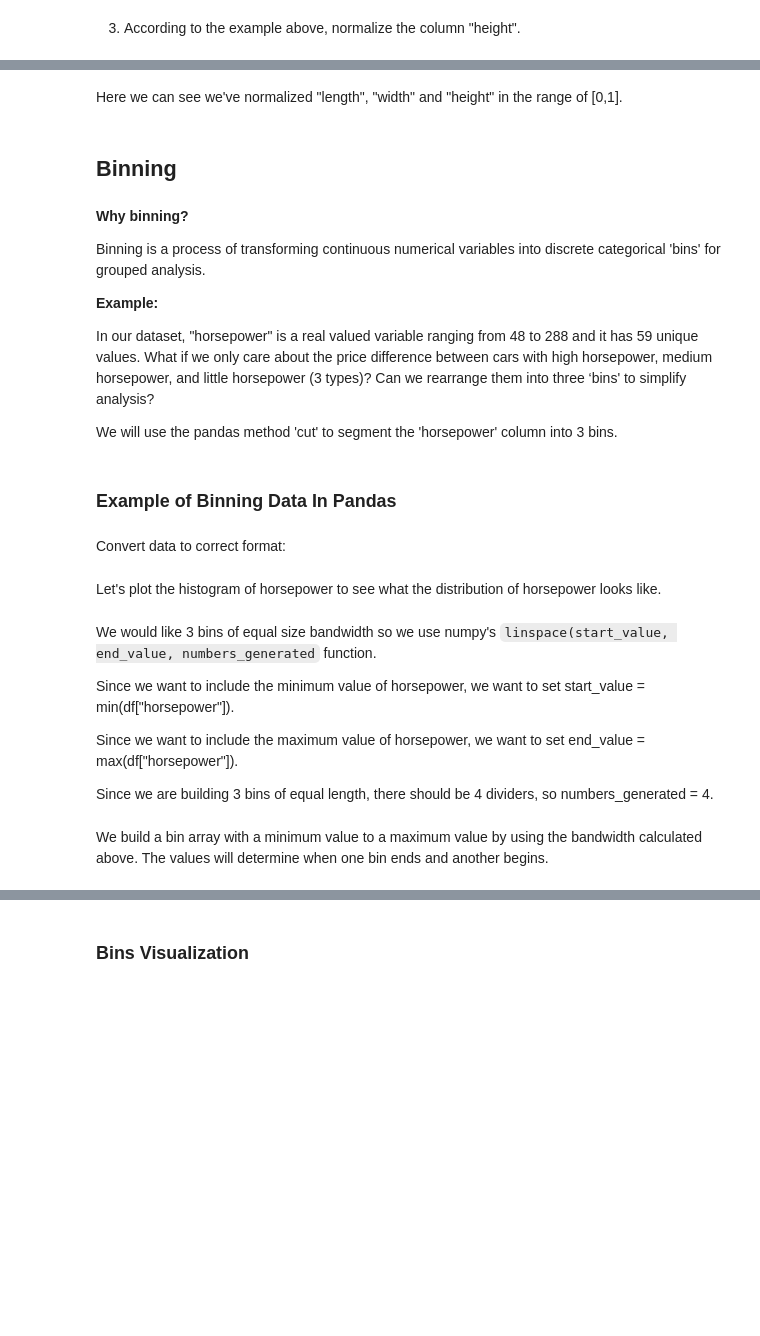
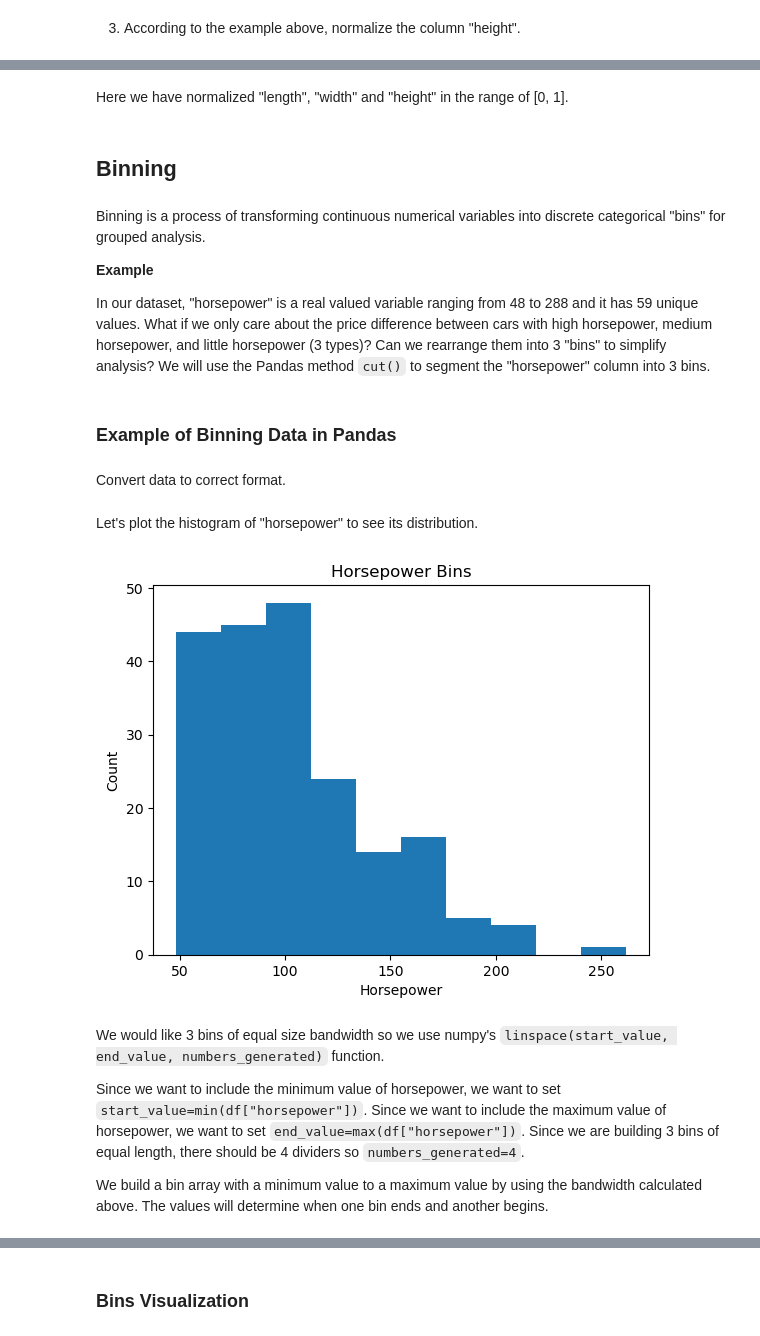
Before and after one commit to dark-teal-coder/course-cognitiveclass-data-analysis-with-python, a Jupyter notebook: module02/Lab-02-01-Data-Wrangling.ipynb, the cells around one changed output, grey strips where cells are left out. Cells and saved outputs as stored; diff of their text form; code cells hidden in the pictures; blank space fills up the shorter version.

```diff
--- a/module02/Lab-02-01-Data-Wrangling.ipynb
+++ b/module02/Lab-02-01-Data-Wrangling.ipynb
@@ -86,4 +81,4 @@ you will need to download the dataset; if you are running locally, please commen
 # %%
-await download(filename, "auto.csv")
-filename="auto.csv"
+# await download(filename, "auto.csv")
+# filename = "auto.csv"
 # %% [markdown]
@@ -236,3 +259,6 @@ df["bore"].replace(np.nan, avg_bore, inplace=True)
+# %%
+avg_stroke = df["stroke"].astype('float').mean(axis=0)
+df["stroke"].replace(np.nan, avg_stroke, inplace=True)
 # %% [markdown]
 <details><summary>Click here for the solution</summary>
 
@@ -355,3 +436,5 @@ df.head()
+# %%
+df["highway-L/100km"] = 235 / df["highway-mpg"]
 # %% [markdown]
 <details><summary>Click here for the solution</summary>
 
@@ -391,3 +469,5 @@ df['width'] = df['width']/df['width'].max()
+# %%
+df['height'] = df['height'] / df['height'].max()
 # %% [markdown]
 <details><summary>Click here for the solution</summary>
 
@@ -402,20 +489,15 @@ df[["length","width","height"]].head()
 # %% [markdown]
-Here we can see we've normalized "length", "width" and "height" in the range of \[0,1].
+Here we have normalized "length", "width" and "height" in the range of [0, 1].
 # %% [markdown]
 ## Binning
 # %% [markdown]
-<b>Why binning?</b>
-<p>
-    Binning is a process of transforming continuous numerical variables into discrete categorical 'bins' for grouped analysis.
-</p>
+Binning is a process of transforming continuous numerical variables into discrete categorical "bins" for grouped analysis.
 
-<b>Example: </b>
+**Example**
 
-<p>In our dataset, "horsepower" is a real valued variable ranging from 48 to 288 and it has 59 unique values. What if we only care about the price difference between cars with high horsepower, medium horsepower, and little horsepower (3 types)? Can we rearrange them into three ‘bins' to simplify analysis? </p>
-
-<p>We will use the pandas method 'cut' to segment the 'horsepower' column into 3 bins.</p>
+In our dataset, "horsepower" is a real valued variable ranging from 48 to 288 and it has 59 unique values. What if we only care about the price difference between cars with high horsepower, medium horsepower, and little horsepower (3 types)? Can we rearrange them into 3 "bins" to simplify analysis? We will use the Pandas method `cut()` to segment the "horsepower" column into 3 bins.
 # %% [markdown]
-<h3>Example of Binning Data In Pandas</h3>
+### Example of Binning Data in Pandas
 # %% [markdown]
-Convert data to correct format:
+Convert data to correct format.
 # %%
@@ -423,2 +505,2 @@ df["horsepower"]=df["horsepower"].astype(int, copy=True)
 # %% [markdown]
-Let's plot the histogram of horsepower to see what the distribution of horsepower looks like.
+Let's plot the histogram of "horsepower" to see its distribution.
@@ -435,9 +507,20 @@ plt.pyplot.title("horsepower bins")
+# %%
+## Plot histogram of a column
+plt.hist(df["horsepower"])
+## Set plot title
+plt.title("Horsepower Bins")
+## Set x/y labels
+plt.xlabel("Horsepower")
+plt.ylabel("Count")
+## Display all open figures
+plt.show()
+# %% [output]
+[figure, added]
 # %% [markdown]
-<p>We would like 3 bins of equal size bandwidth so we use numpy's <code>linspace(start_value, end_value, numbers_generated</code> function.</p>
-<p>Since we want to include the minimum value of horsepower, we want to set start_value = min(df["horsepower"]).</p>
-<p>Since we want to include the maximum value of horsepower, we want to set end_value = max(df["horsepower"]).</p>
-<p>Since we are building 3 bins of equal length, there should be 4 dividers, so numbers_generated = 4.</p>
+We would like 3 bins of equal size bandwidth so we use numpy's `linspace(start_value, end_value, numbers_generated)` function.
+
+Since we want to include the minimum value of horsepower, we want to set `start_value=min(df["horsepower"])`. Since we want to include the maximum value of horsepower, we want to set `end_value=max(df["horsepower"])`. Since we are building 3 bins of equal length, there should be 4 dividers so `numbers_generated=4`.
+
+We build a bin array with a minimum value to a maximum value by using the bandwidth calculated above. The values will determine when one bin ends and another begins.
-# %% [markdown]
-We build a bin array with a minimum value to a maximum value by using the bandwidth calculated above. The values will determine when one bin ends and another begins.
 # %%
 bins = np.linspace(min(df["horsepower"]), max(df["horsepower"]), 4)
```
Also changed, not shown: parts of 115 cells of this notebook, 2 other files.
